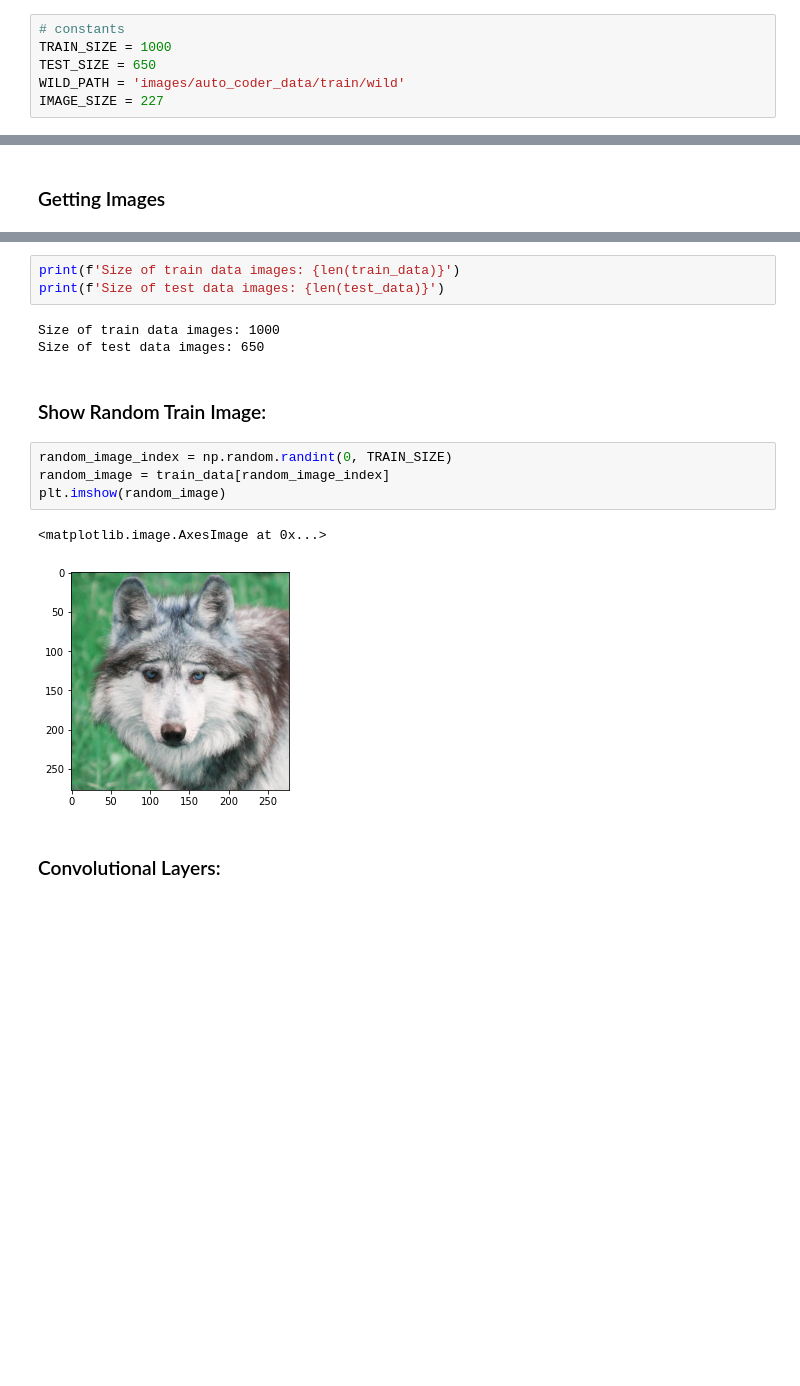
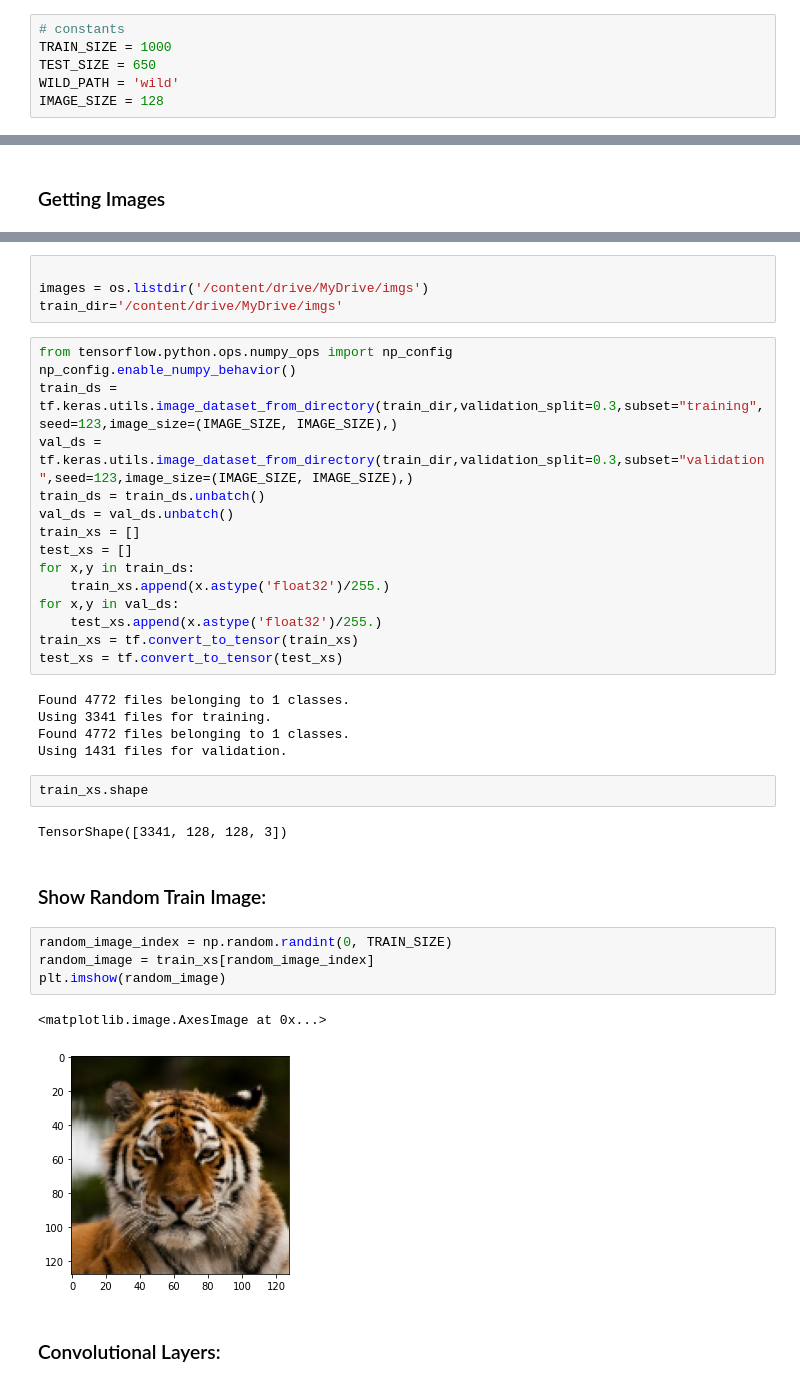
Before and after one commit to kggold4/final-project-deep-learning-image-inpainting, a Jupyter notebook: P3_neural_network_tensorflow_autocoder.ipynb, the cells around one changed output, grey strips where cells are left out. Cells and saved outputs as stored; diff of their text form; blank space fills up the shorter version.

```diff
--- a/P3_neural_network_tensorflow_autocoder.ipynb
+++ b/P3_neural_network_tensorflow_autocoder.ipynb
@@ -21,5 +18,5 @@ from util_functions import util_functions
 # constants
 TRAIN_SIZE = 1000
 TEST_SIZE = 650
-WILD_PATH = 'images/auto_coder_data/train/wild'
-IMAGE_SIZE = 227
+WILD_PATH = 'wild'
+IMAGE_SIZE = 128
@@ -48,17 +30,39 @@ test_data = get_images(TRAIN_SIZE, TRAIN_SIZE + TEST_SIZE)
-# %%
-print(f'Size of train data images: {len(train_data)}')
-print(f'Size of test data images: {len(test_data)}')
-# %% [output]
-Size of train data images: 1000
-Size of test data images: 650
+# %%
+
+images = os.listdir('/content/drive/MyDrive/imgs')
+train_dir='/content/drive/MyDrive/imgs'
+# %%
+from tensorflow.python.ops.numpy_ops import np_config
+np_config.enable_numpy_behavior()
+train_ds = tf.keras.utils.image_dataset_from_directory(train_dir,validation_split=0.3,subset="training",seed=123,image_size=(IMAGE_SIZE, IMAGE_SIZE),)
+val_ds = tf.keras.utils.image_dataset_from_directory(train_dir,validation_split=0.3,subset="validation",seed=123,image_size=(IMAGE_SIZE, IMAGE_SIZE),)
+train_ds = train_ds.unbatch()
+val_ds = val_ds.unbatch()
+train_xs = []
+test_xs = []
+for x,y in train_ds:
+    train_xs.append(x.astype('float32')/255.)
+for x,y in val_ds:
+    test_xs.append(x.astype('float32')/255.)
+train_xs = tf.convert_to_tensor(train_xs)
+test_xs = tf.convert_to_tensor(test_xs)
+# %% [output]
+Found 4772 files belonging to 1 classes.
+Using 3341 files for training.
+Found 4772 files belonging to 1 classes.
+Using 1431 files for validation.
+# %%
+train_xs.shape
+# %% [output]
+TensorShape([3341, 128, 128, 3])
 # %% [markdown]
 ### Show Random Train Image:
 # %%
 random_image_index = np.random.randint(0, TRAIN_SIZE)
-random_image = train_data[random_image_index]
+random_image = train_xs[random_image_index]
 plt.imshow(random_image)
 # %% [output]
 <matplotlib.image.AxesImage at 0x...>
-[figure, old version]
+[figure, new version]
 # %% [markdown]
 ### Convolutional Layers:
```
Also changed, not shown: parts of 18 cells of this notebook, 1 other file.
